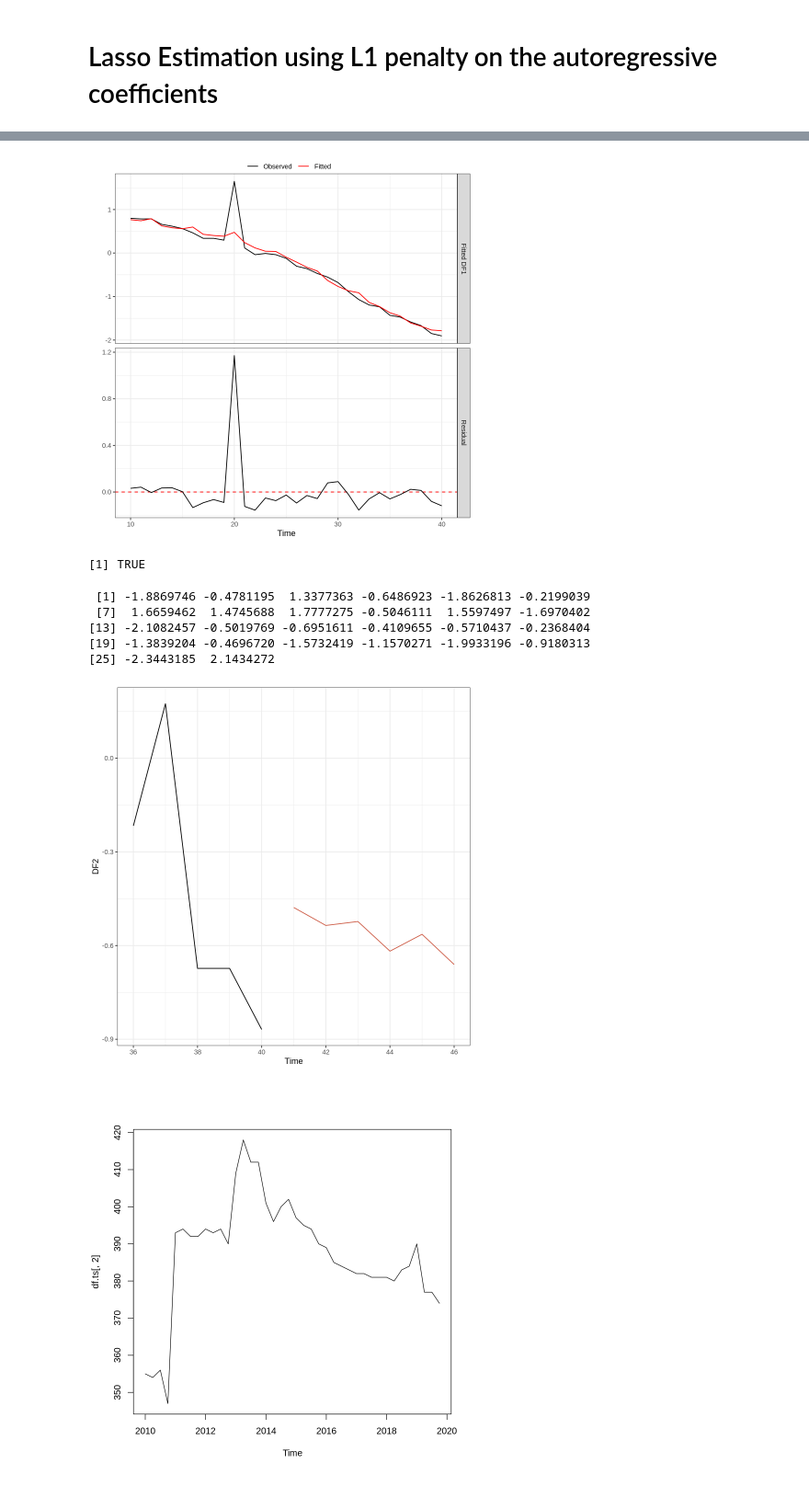
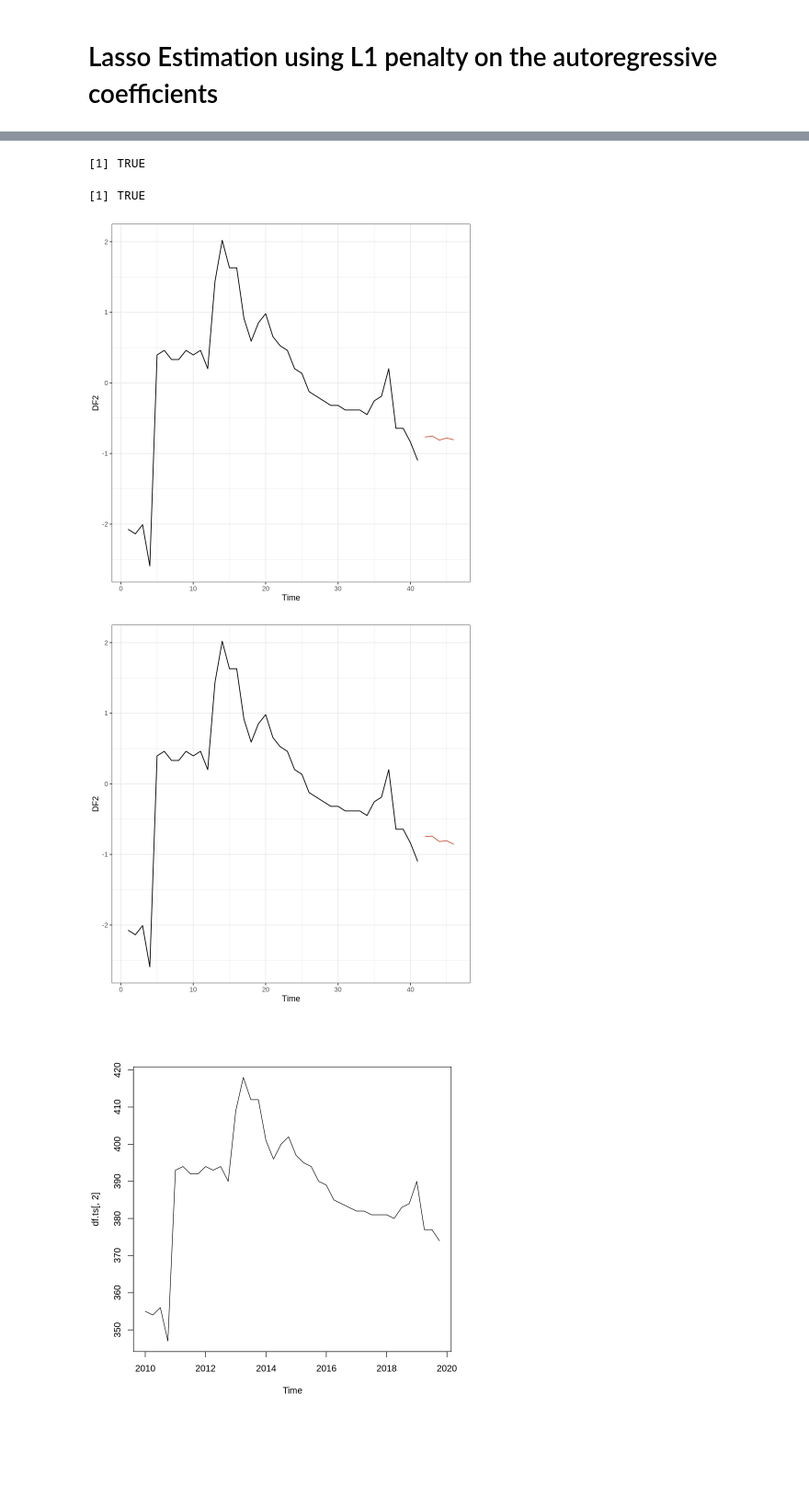
Before and after one commit to Jay-boo/TimeSeries_ACOSS, a Jupyter notebook: multivariate_LASSO.ipynb, the cells around one changed output, grey strips where cells are left out. Shown at 92% size. Saved outputs shown, nothing was run; the diff lists cells and outputs as text; code cells hidden in the pictures; blank space fills up the shorter version.

```diff
--- a/multivariate_LASSO.ipynb
+++ b/multivariate_LASSO.ipynb
@@ -202,27 +231,13 @@ selection       1   -none- character
-# %%
-#p_bic <- diagnostics_plot(VAR.L1.1, variable = "DF1") # variable argument can be numeric or character
-p_cv <- diagnostics_plot(VAR.L1.2, variable = "DF1") # variable argument can be numeric or character
-
-plot(p_cv)
-# %% [output]
-[figure, removed]
-# %%
-VAR.forecast <-directforecast(VAR.L1.2)
 # %%
-is.stable(VAR.L1.2)
+is.stable(VAR.HLAG)
+is.stable(VAR.L1)
 # %% [output]
 [1] TRUE
+[1] TRUE
-# %%
-VAR.forecast
-# %% [output]
- [1] -1.8869746 -0.4781195  1.3377363 -0.6486923 -1.8626813 -0.2199039
- [7]  1.6659462  1.4745688  1.7777275 -0.5046111  1.5597497 -1.6970402
-[13] -2.1082457 -0.5019769 -0.6951611 -0.4109655 -0.5710437 -0.2368404
-[19] -1.3839204 -0.4696720 -1.5732419 -1.1570271 -1.9933196 -0.9180313
-[25] -2.3443185  2.1434272
-# %%
-VAR.forecast.bis <- recursiveforecast(VAR.L1.2,h=6)
-plot(VAR.forecast.bis,series="DF2")
-# %% [output]
-[figure, removed]
+# %%
+HLAG.mod.frct <-recursiveforecast(VAR.HLAG,h=5)
+L1.mod.frct <-recursiveforecast(VAR.L1,h=5)
+# %% [output]
+[figure, added]
+[figure, added]
 # %%
```
Also changed, not shown: parts of 26 cells of this notebook, 27 other files.
